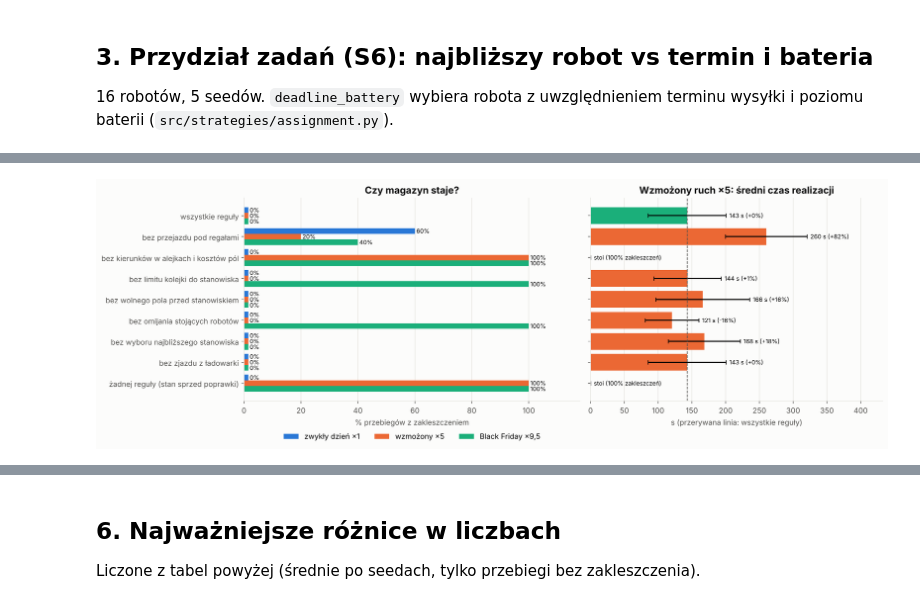
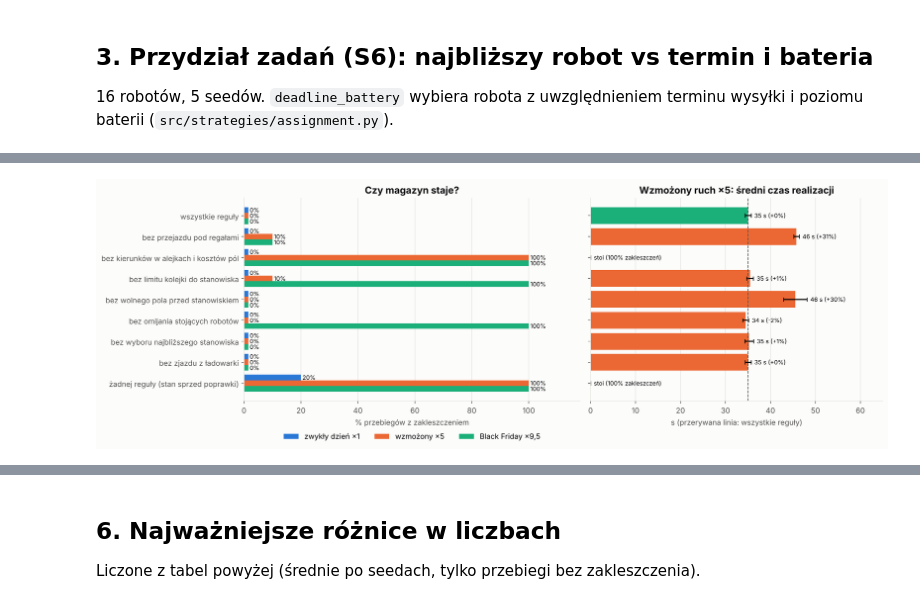
Before and after one commit to w3rr0/SSD, a Jupyter notebook: notebooks/porownania.ipynb, the cells around one changed output, grey strips where cells are left out. Cells and saved outputs as stored; diff of their text form; code cells hidden in the pictures.

```diff
--- a/notebooks/porownania.ipynb
+++ b/notebooks/porownania.ipynb
@@ -266,7 +285,7 @@ RULES = {
     "old": "żadnej reguły (stan sprzed poprawki)",
 }
 specs = [dict(num_robots=r, volume=v, seed=s, traffic=t)
-         for t in RULES for (r, v) in ((8, 1.0), (8, 5.0), (16, 9.5)) for s in range(1, 6)]
+         for t in RULES for (r, v) in ((16, 1.0), (16, 5.0), (16, 9.5)) for s in range(1, 11)]
 e5 = run_grid(specs, OUT / "e5_reguly.csv", jobs=JOBS)
 e5["zakleszczenie"] = e5["status"].isin(["deadlock", "livelock"])
 dl5 = e5.groupby(["traffic", "volume"])["zakleszczenie"].mean().mul(100).unstack(1).reindex(list(RULES))
@@ -330,2 +349,2 @@ table5[["volume", "reguła", "zakleszczenia_pct", "ok", "runs", "avg_completion_
-[figure, old version]
+[figure, new version]
 # %% [markdown]
```
Also changed, not shown: parts of 12 cells of this notebook, 10 other files.
